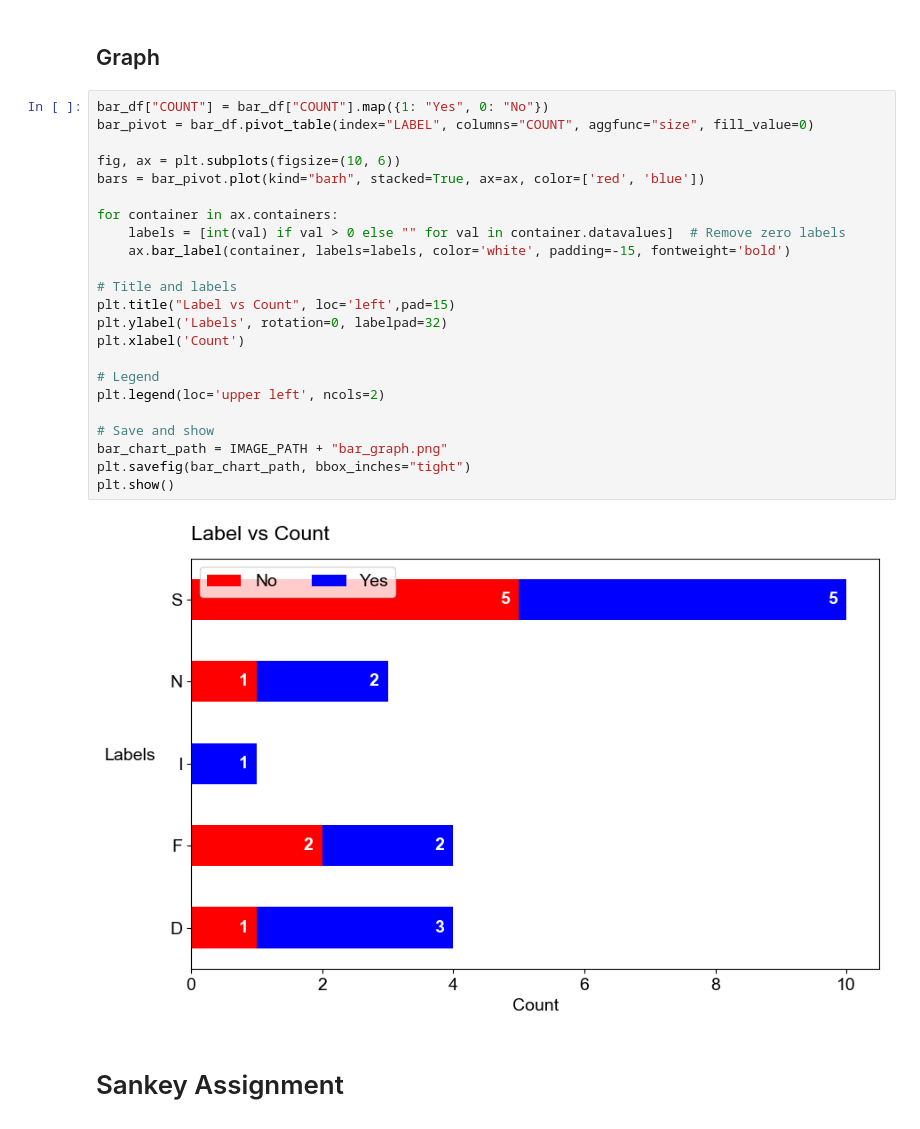
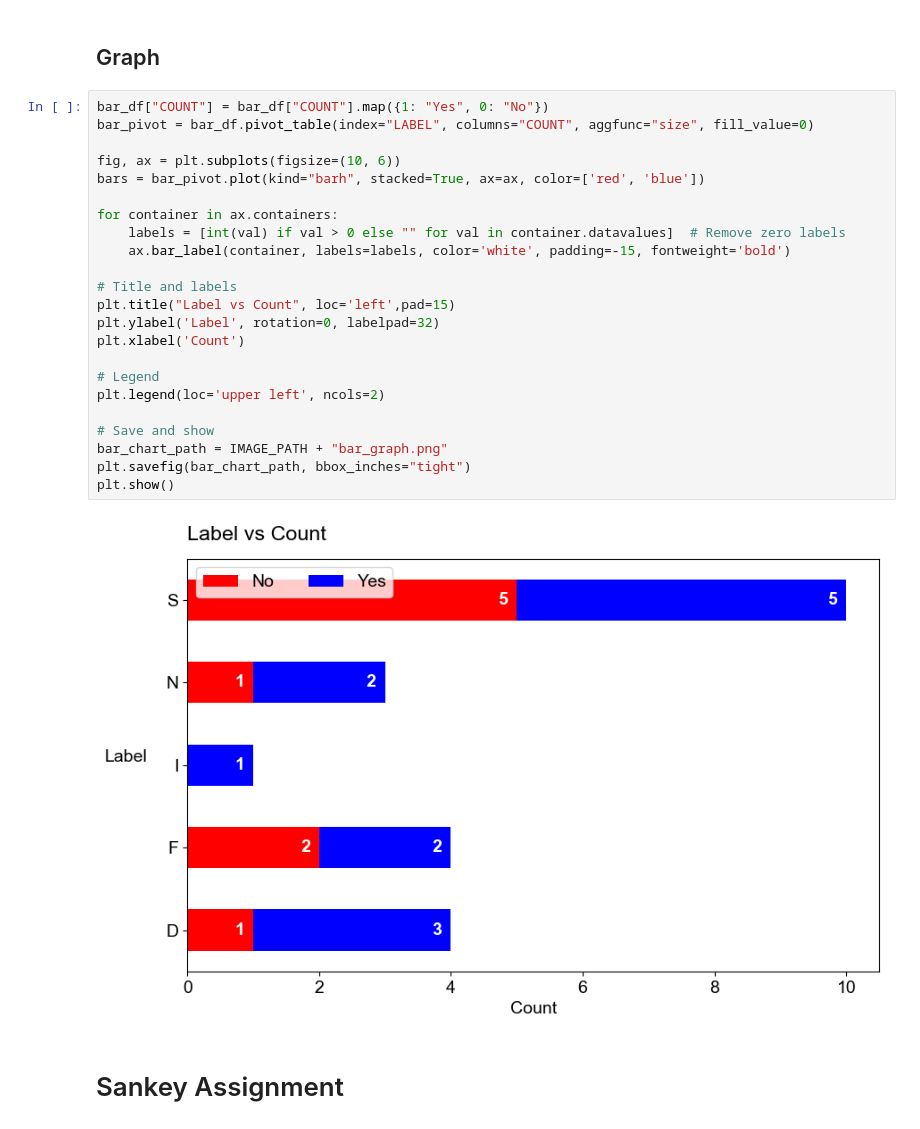
Before and after one commit to Celian4862/PLOTS, a Jupyter notebook: Implementation.ipynb, the cells around one changed output. Saved outputs shown, nothing was run; the diff lists cells and outputs as text.

```diff
--- a/Implementation.ipynb
+++ b/Implementation.ipynb
@@ -51,28 +60,28 @@ bar_df.head(bar_df.size)
 # %%
 bar_df["COUNT"] = bar_df["COUNT"].map({1: "Yes", 0: "No"})
 bar_pivot = bar_df.pivot_table(index="LABEL", columns="COUNT", aggfunc="size", fill_value=0)
 
 fig, ax = plt.subplots(figsize=(10, 6))
 bars = bar_pivot.plot(kind="barh", stacked=True, ax=ax, color=['red', 'blue'])
 
 for container in ax.containers:
     labels = [int(val) if val > 0 else "" for val in container.datavalues]  # Remove zero labels
     ax.bar_label(container, labels=labels, color='white', padding=-15, fontweight='bold')
 
 # Title and labels
 plt.title("Label vs Count", loc='left',pad=15)
-plt.ylabel('Labels', rotation=0, labelpad=32)
+plt.ylabel('Label', rotation=0, labelpad=32)
 plt.xlabel('Count')
 
 # Legend
 plt.legend(loc='upper left', ncols=2)
 
 # Save and show
 bar_chart_path = IMAGE_PATH + "bar_graph.png"
 plt.savefig(bar_chart_path, bbox_inches="tight")
 plt.show()
 # %% [output]
-[figure, old version]
+[figure, new version]
 # %% [markdown]
 # Sankey Assignment
 # %% [markdown]
```
Also changed, not shown: parts of 2 cells of this notebook, 3 other files.
